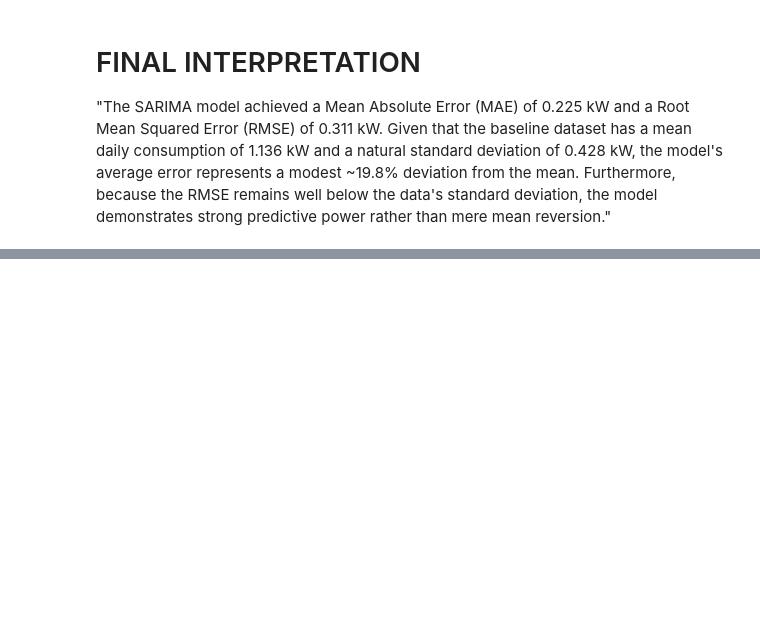
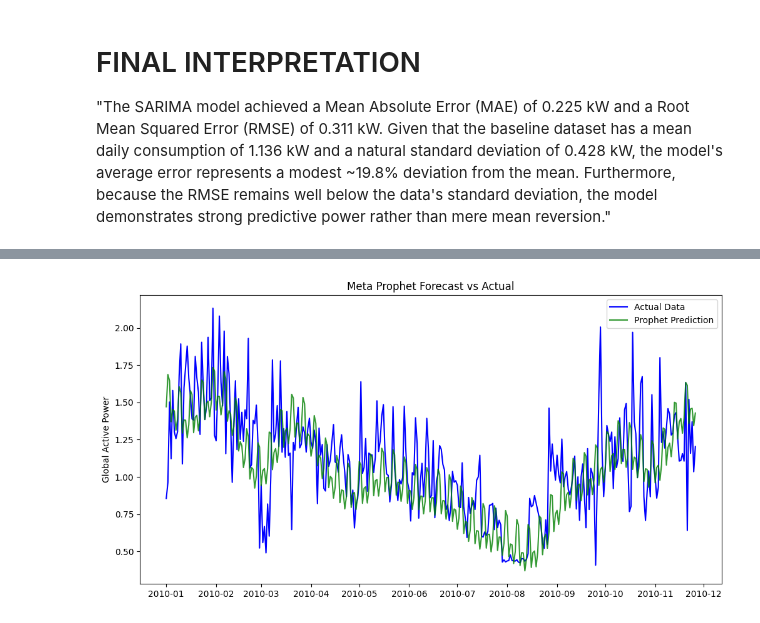
Before and after one commit to shruti-boop/Household-Energy-Consumption-Forecasting, a Jupyter notebook: drive/MyDrive/Colab Notebooks/forecasting.ipynb, the cells around one changed output, grey strips where cells are left out. Cells and saved outputs as stored; diff of their text form; code cells hidden in the pictures; blank space fills up the shorter version.

Commit message:
Part 4: Advanced Forecasting - Implementing Prophet for Seasonal and Holiday Trends

```diff
--- a/drive/MyDrive/Colab Notebooks/forecasting.ipynb
+++ b/drive/MyDrive/Colab Notebooks/forecasting.ipynb
@@ -1034,0 +1094,3 @@ Error Accumulation: If one prediction is slightly off, the next one (which depen
+# %%
+train_prophet = prophet_df[prophet_df['ds']< '2010-01-01']
+test_prophet = prophet_df[prophet_df['ds']>= '2010-01-01']
@@ -1034,0 +1103,11 @@ Error Accumulation: If one prediction is slightly off, the next one (which depen
+# %%
+from prophet import Prophet
+
+
+model_prophet = Prophet(
+    yearly_seasonality=True,
+    weekly_seasonality=True,
+    daily_seasonality=False # False because our data is resampled to Daily
+)
+
+model_prophet.fit(train_prophet)
@@ -1034,0 +1116,8 @@ Error Accumulation: If one prediction is slightly off, the next one (which depen
+# %%
+future = test_prophet[['ds']].copy()
+# %%
+# Predict the year 2010
+forecast_prophet = model_prophet.predict(future)
+
+# The actual predictions are stored in a column named 'yhat'
+prophet_predictions = forecast_prophet['yhat'].values
@@ -1034,0 +1142,10 @@ Error Accumulation: If one prediction is slightly off, the next one (which depen
+# %%
+plt.figure(figsize=(12, 6))
+plt.plot(test_prophet['ds'], test_prophet['y'], label='Actual Data', color='blue')
+plt.plot(test_prophet['ds'], prophet_predictions, label='Prophet Prediction', color='green', alpha=0.8)
+plt.title('Meta Prophet Forecast vs Actual')
+plt.ylabel('Global Active Power')
+plt.legend()
+plt.show()
+# %% [output]
+[figure, added]
```
Also changed, not shown: parts of 20 cells of this notebook.
